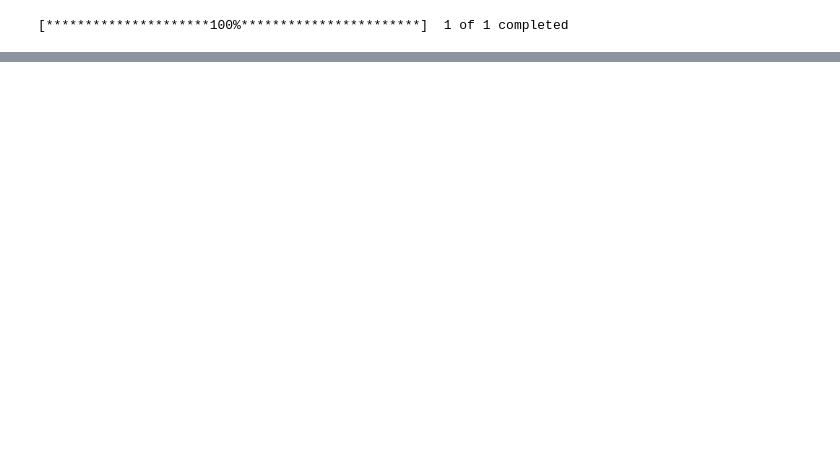
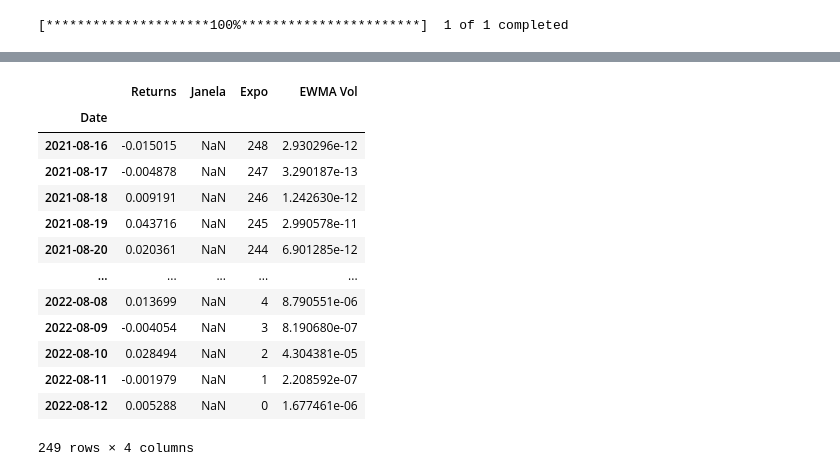
Before and after one commit to gabrielsabinocastro/financialstrategies, a Jupyter notebook: tests.ipynb, the cells around one changed output, grey strips where cells are left out. Cells and saved outputs as stored; diff of their text form; code cells hidden in the pictures; blank space fills up the shorter version.

```diff
--- a/tests.ipynb
+++ b/tests.ipynb
@@ -183,0 +213,2 @@ dtype: float64
+# %%
+trabalhandoRetornos =   abev3['Adj Close']
@@ -183,0 +223,4 @@ dtype: float64
+# %%
+trataDados = DataYFinance(trabalhandoRetornos).dReturns(trabalhandoRetornos)
+retornoquadrado = trataDados ** 2
+retornoquadrado
@@ -183,0 +241,29 @@ dtype: float64
+# %%
+lam = 0.94
+janela = 24
+mudou = pd.DataFrame(trataDados)
+mudou['Janela'] = 0
+mudou['Janela'] = mudou.apply(lambda x: 'NaN' if (1==1) else 1)
+mudou['Expo'] = np.arange(len(trataDados)-1,-1,-1)
+mudou['EWMA Vol'] = mudou.apply(lambda x: (x['Returns']**2)* (1 - lam) * (lam) **(x['Expo']) , axis=1)
+mudou
+
+
+
+
+#lambda <args> : <return Value> if <condition > ( <return value > if <condition> else <return value>)
+# %% [output]
+|  | Returns | Janela | Expo | EWMA Vol |
+| Date |  |  |  |  |
+| 2021-08-16 | -0.015015 | NaN | 248 | 2.930296e-12 |
+| 2021-08-17 | -0.004878 | NaN | 247 | 3.290187e-13 |
+| 2021-08-18 | 0.009191 | NaN | 246 | 1.242630e-12 |
+| 2021-08-19 | 0.043716 | NaN | 245 | 2.990578e-11 |
+| 2021-08-20 | 0.020361 | NaN | 244 | 6.901285e-12 |
+| ... | ... | ... | ... | ... |
+| 2022-08-08 | 0.013699 | NaN | 4 | 8.790551e-06 |
+| 2022-08-09 | -0.004054 | NaN | 3 | 8.190680e-07 |
+| 2022-08-10 | 0.028494 | NaN | 2 | 4.304381e-05 |
+| 2022-08-11 | -0.001979 | NaN | 1 | 2.208592e-07 |
+| 2022-08-12 | 0.005288 | NaN | 0 | 1.677461e-06 |
+249 rows × 4 columns
```
Also changed, not shown: parts of 30 cells of this notebook, 2 other files.
